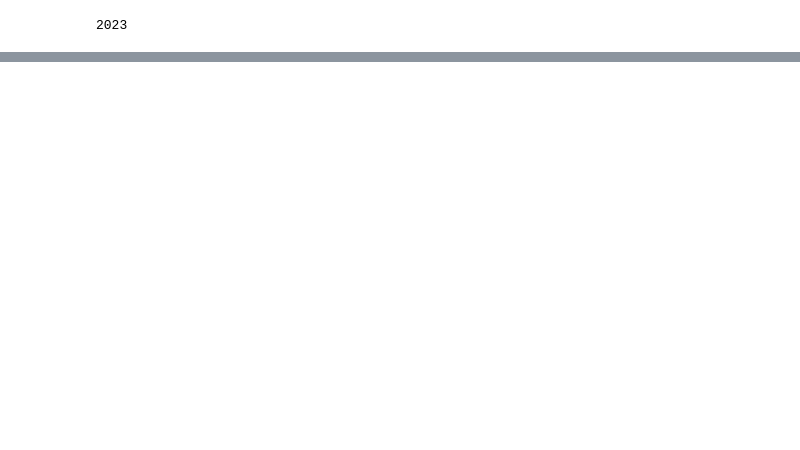
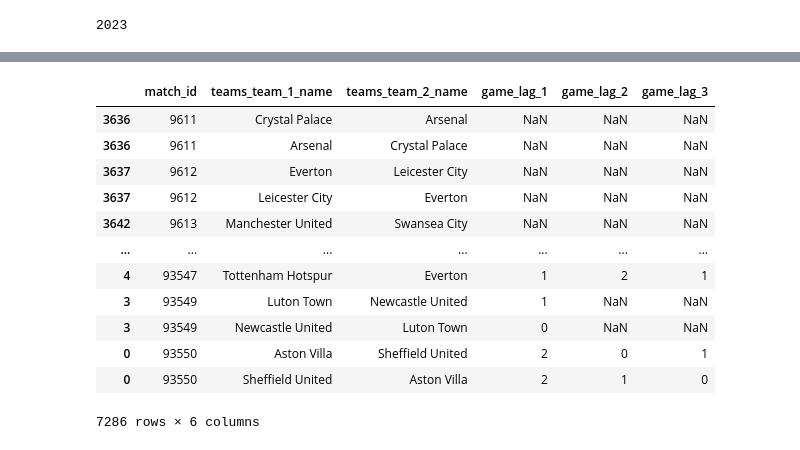
Before and after one commit to hse-mlds-2023-epl-prediction/annual-project, a Jupyter notebook: ML/official/prepare_data/prepare_main.ipynb, the cells around one changed output, grey strips where cells are left out. Cells and saved outputs as stored; diff of their text form; code cells hidden in the pictures; blank space fills up the shorter version.

```diff
--- a/ML/official/prepare_data/prepare_main.ipynb
+++ b/ML/official/prepare_data/prepare_main.ipynb
@@ -544,0 +428,5 @@ team_df[(team_df['team']=='Burnley') & (team_df['season']==2020)]
+# %%
+df_res = pd.concat([df_res_home, df_res_guest], axis=0)
+df_res.sort_values(by='match_id', inplace=True)
+df_res.reset_index(drop=True, inplace=True)
+df_res.shape
@@ -544,0 +458,19 @@ team_df[(team_df['team']=='Burnley') & (team_df['season']==2020)]
+# %%
+t = df[['match_id', 'teams_team_1_name', 'teams_team_2_name', 'team_1_hue']]
+# %%
+#Датефрейм который агригирует результаты команды независимо от того, играла она дома или в гостях
+df_game_team = pd.DataFrame(columns=t.columns)
+
+for team_1 in t['teams_team_1_name'].unique():
+    for team_2 in t['teams_team_2_name'].unique():
+        df_temp_1 = t[(t['teams_team_1_name']==team_1) & (t['teams_team_2_name']==team_2)]
+        df_temp_2 = t[(t['teams_team_1_name']==team_2) & (t['teams_team_2_name']==team_1)]
+
+        df_temp_2['team_1_hue'].replace({1:0, 0:1}, inplace=True)
+        df_temp_2.rename(columns={'teams_team_1_name':'teams_team_2_name', 'teams_team_2_name':'teams_team_1_name'}, inplace=True)
+
+        df_temp = pd.concat([df_temp_1, df_temp_2], axis=0)
+
+        df_game_team = pd.concat([df_game_team, df_temp], axis=0)
+
+df_game_team.sort_values(by='match_id', inplace=True)
@@ -544,0 +510,16 @@ team_df[(team_df['team']=='Burnley') & (team_df['season']==2020)]
+# %%
+df_game_lag
+# %% [output]
+|  | match_id | teams_team_1_name | teams_team_2_name | game_lag_1 | game_lag_2 | game_lag_3 |
+| 3636 | 9611 | Crystal Palace | Arsenal | NaN | NaN | NaN |
+| 3636 | 9611 | Arsenal | Crystal Palace | NaN | NaN | NaN |
+| 3637 | 9612 | Everton | Leicester City | NaN | NaN | NaN |
+| 3637 | 9612 | Leicester City | Everton | NaN | NaN | NaN |
+| 3642 | 9613 | Manchester United | Swansea City | NaN | NaN | NaN |
+| ... | ... | ... | ... | ... | ... | ... |
+| 4 | 93547 | Tottenham Hotspur | Everton | 1 | 2 | 1 |
+| 3 | 93549 | Luton Town | Newcastle United | 1 | NaN | NaN |
+| 3 | 93549 | Newcastle United | Luton Town | 0 | NaN | NaN |
+| 0 | 93550 | Aston Villa | Sheffield United | 2 | 0 | 1 |
+| 0 | 93550 | Sheffield United | Aston Villa | 2 | 1 | 0 |
+7286 rows × 6 columns
```
Also changed, not shown: parts of 48 cells of this notebook, 31 other files.
